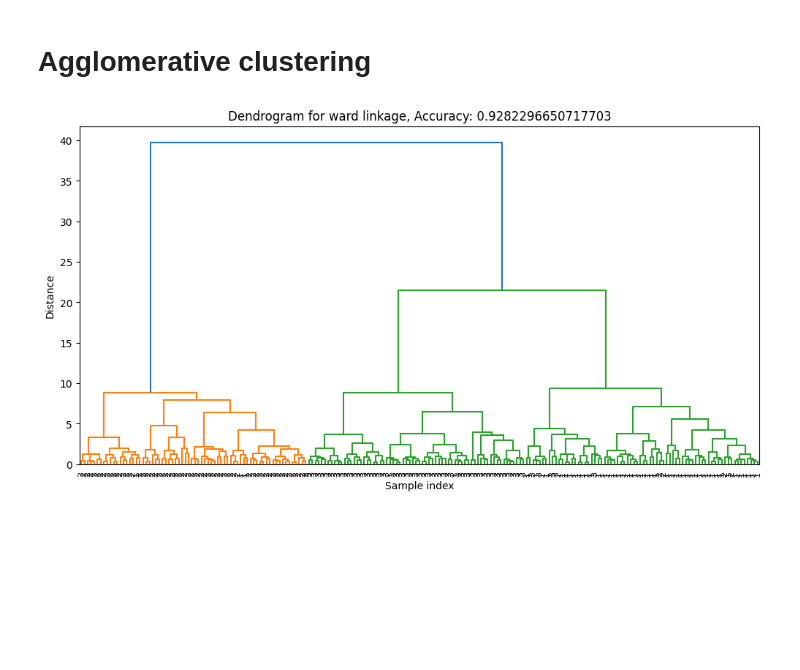
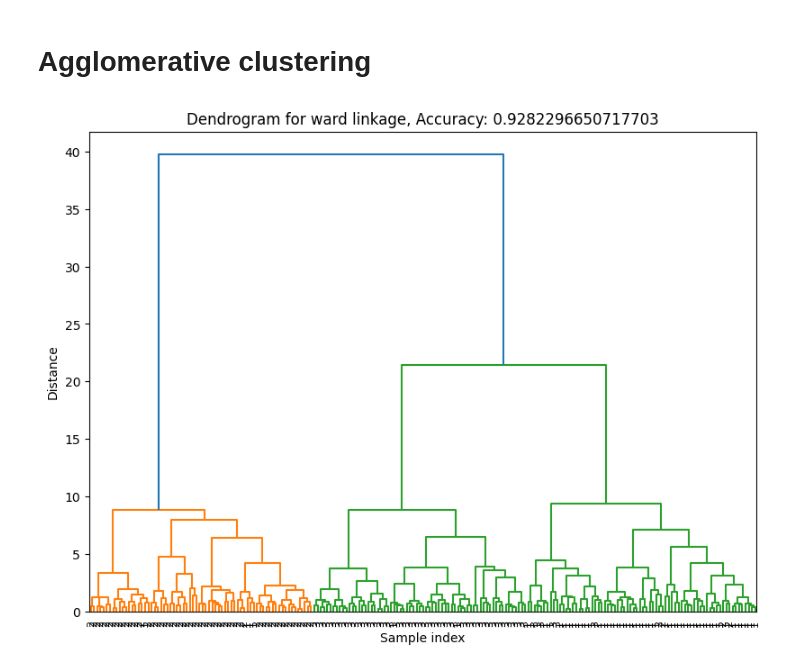
Before and after one commit to olabratt/DIT407, a Jupyter notebook: Assignment5/ola/assignment5.ipynb, the cells around one changed output. Saved outputs shown, nothing was run; the diff lists cells and outputs as text; code cells hidden in the pictures; blank space fills up the shorter version.

```diff
--- a/Assignment5/ola/assignment5.ipynb
+++ b/Assignment5/ola/assignment5.ipynb
@@ -159,24 +158,24 @@ Best Permutation: (2, 3, 1, 0)
 # %%
 linkage_options = ['ward', 'complete', 'average', 'single']
 
 best_accuracy = 0
 best_linkage = None
 
 for linkage_option in linkage_options:
     clustering = AgglomerativeClustering(n_clusters=len(unique_true_labels), linkage=linkage_option)
     cluster = clustering.fit(X_normalized)
     permutation, accuracy = find_permutation(len(all_unique_labels), true_labels, cluster.labels_)
 
     if accuracy > best_accuracy:
         best_accuracy = accuracy
         best_linkage = linkage_option
 
 Z = linkage(X_normalized, method=best_linkage)
-plt.figure(figsize=(12, 6))
+fig4, ax4 = plt.subplots(figsize=(8, 6), layout='constrained')
 dendrogram(Z, labels=true_labels.values, leaf_rotation=90, leaf_font_size=8)
-plt.title(f"Dendrogram for {best_linkage} linkage, Accuracy: {best_accuracy}")
-plt.xlabel("Sample index")
-plt.ylabel("Distance")
-plt.show()
+ax4.set_title(f"Dendrogram for {best_linkage} linkage, Accuracy: {best_accuracy}")
+ax4.set_xlabel("Sample index")
+ax4.set_ylabel("Distance")
+fig4.savefig("dendrogram.pdf", bbox_inches='tight')
 # %% [output]
-[figure, old version]
+[figure, new version]
```
Also changed, not shown: parts of 2 cells of this notebook, 6 other files.
